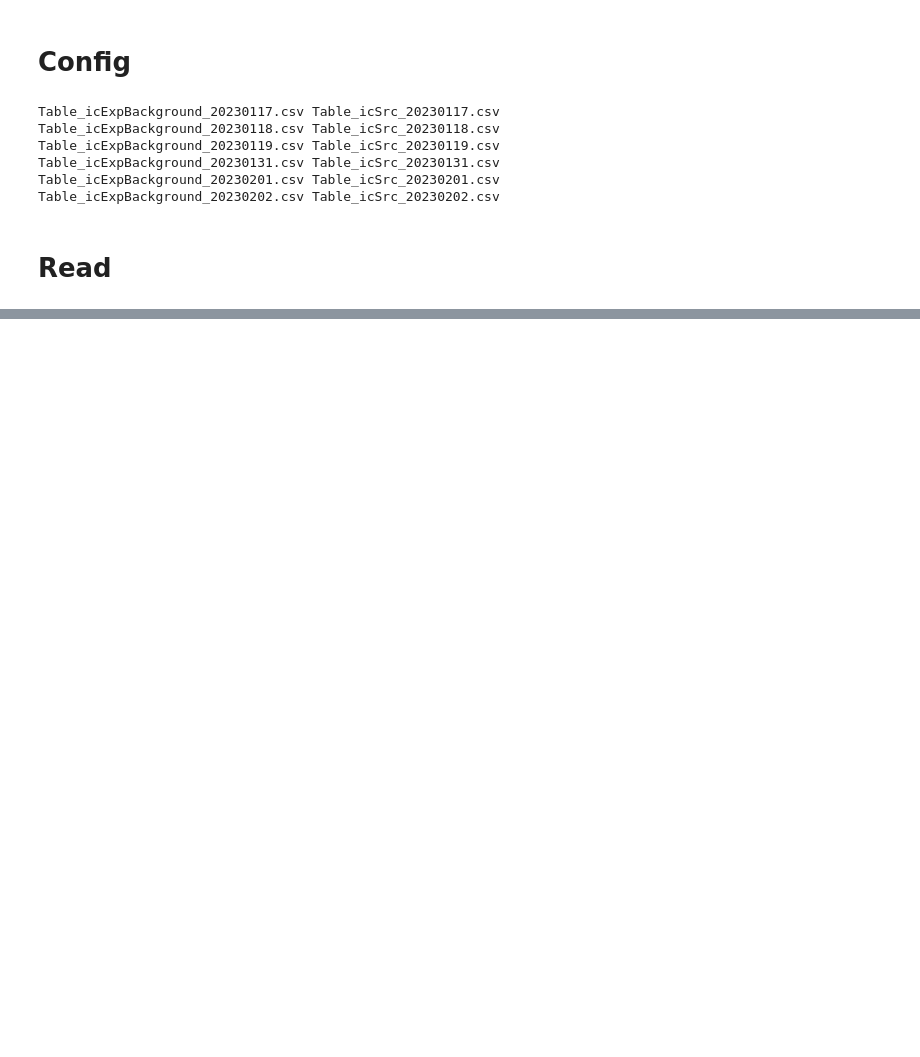
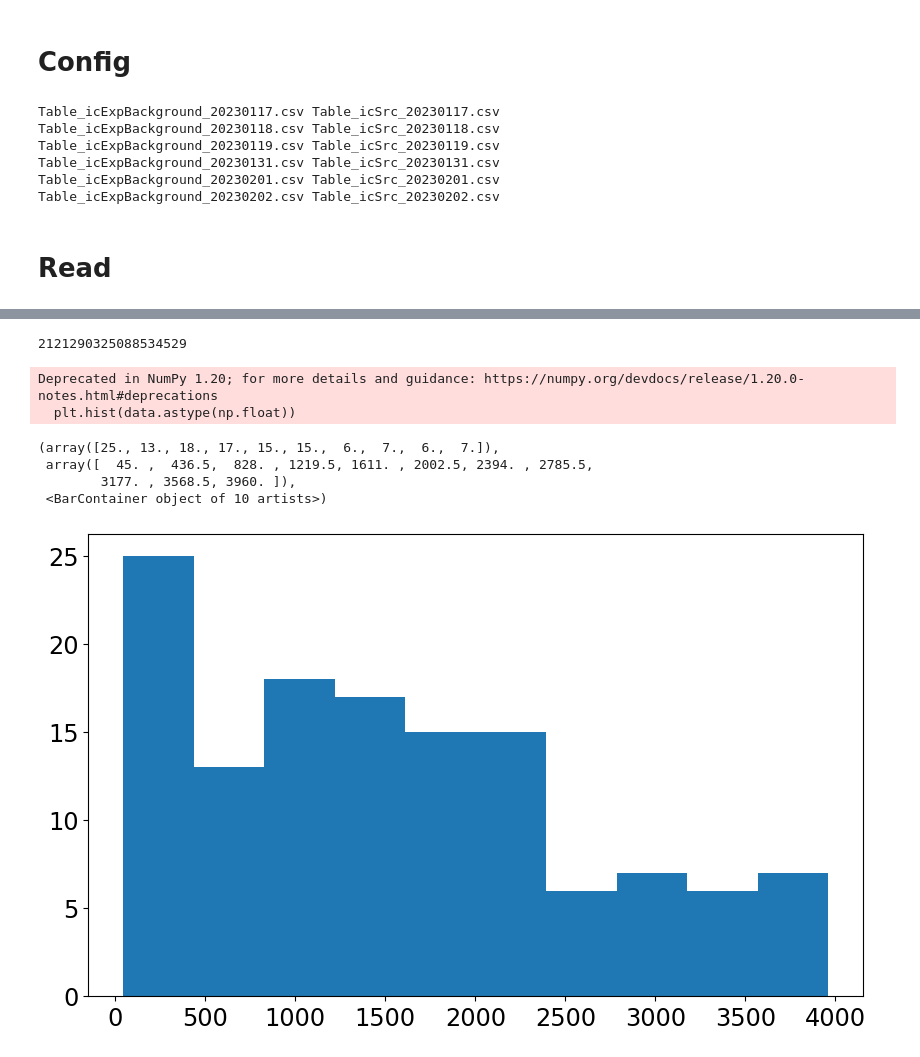
Before and after one commit to sylvielsstfr/AuxTelComm, a Jupyter notebook: notebooks_usdf/ExtractSources/ana/ana_icSrc.ipynb, the cells around one changed output, grey strips where cells are left out. Saved outputs shown, nothing was run; the diff lists cells and outputs as text; code cells hidden in the pictures; blank space fills up the shorter version.

```diff
--- a/notebooks_usdf/ExtractSources/ana/ana_icSrc.ipynb
+++ b/notebooks_usdf/ExtractSources/ana/ana_icSrc.ipynb
@@ -108,0 +104,3 @@ plt.show()
+# %%
+visits_indexes = df.visid_idx.unique()
+visits_indexes
@@ -108,0 +112,4 @@ plt.show()
+# %%
+visit_sel = 0
+# %%
+df_visit_sel = df[df.visid_idx == visits_indexes[visits_indexes[visit_sel]] ]
@@ -108,0 +139,16 @@ plt.show()
+# %%
+mind
+# %% [output]
+2121290325088534529
+# %%
+data = df_visit_sel["base_SdssCentroid_x"].values
+# %%
+plt.hist(data.astype(np.float))
+# %% [output]
+Deprecated in NumPy 1.20; for more details and guidance: https://numpy.org/devdocs/release/1.20.0-notes.html#deprecations
+  plt.hist(data.astype(np.float))
+(array([25., 13., 18., 17., 15., 15.,  6.,  7.,  6.,  7.]),
+ array([  45. ,  436.5,  828. , 1219.5, 1611. , 2002.5, 2394. , 2785.5,
+        3177. , 3568.5, 3960. ]),
+ <BarContainer object of 10 artists>)
+[figure, added]
```
Also changed, not shown: parts of 11 cells of this notebook, 1 other file.
